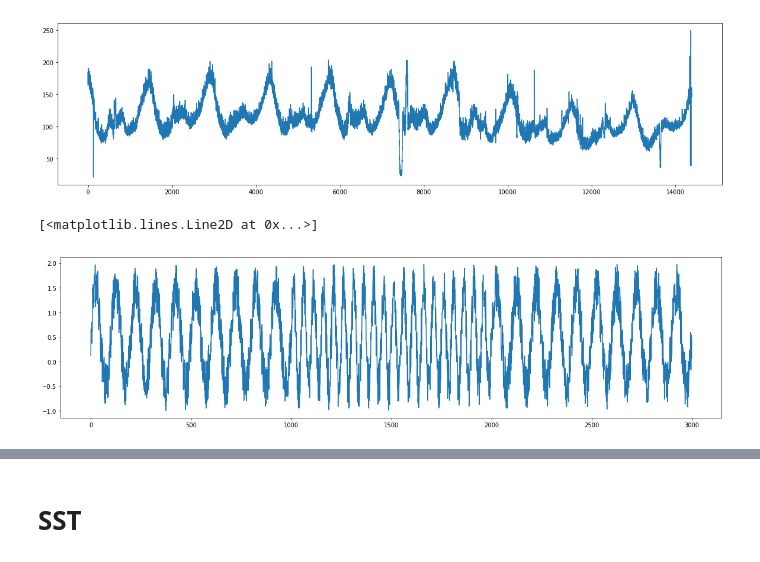
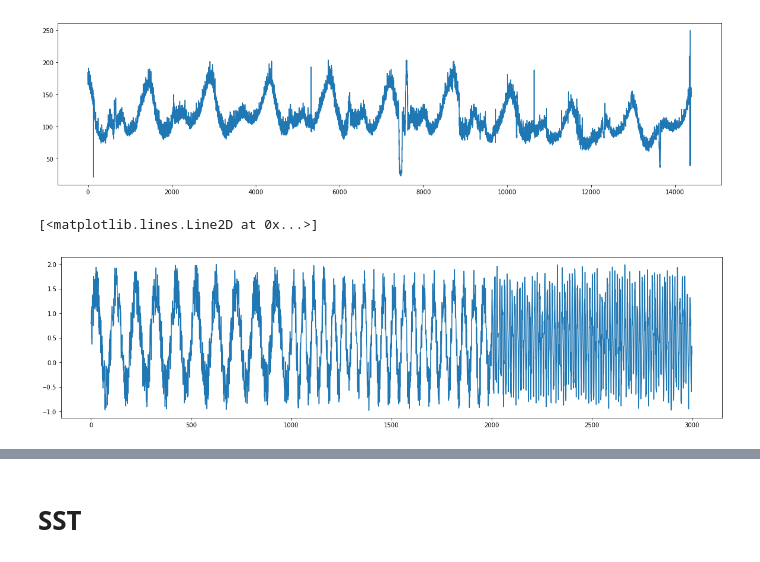
Before and after one commit to statefb/singular-spectrum-transformation, a Jupyter notebook: test.ipynb, the cells around one changed output, grey strips where cells are left out. Saved outputs shown, nothing was run; the diff lists cells and outputs as text; code cells hidden in the pictures.

```diff
--- a/test.ipynb
+++ b/test.ipynb
@@ -24,15 +25,15 @@ plt.plot(x)
 # %%
 # synthetic (sinusoidal wave & frequency change)
 x0 = np.sin(2*np.pi*1*np.linspace(0,10,1000))
 x1 = np.sin(2*np.pi*2*np.linspace(0,10,1000))
-x2 = np.sin(2*np.pi*1*np.linspace(0,10,1000))
+x2 = np.sin(2*np.pi*8*np.linspace(0,10,1000))
 x = np.hstack([x0,x1,x2])
 x +=  + np.random.rand(x.size)
 plt.figure(figsize=(20,5))
 plt.plot(x)
 # %% [output]
 [<matplotlib.lines.Line2D at 0x...>]
-[figure, old version]
+[figure, new version]
 # %%
 # synthetic (step function)
 x0 = 1 * np.ones(1000) + np.random.rand(1000) * 1
```
Also changed, not shown: parts of 12 cells of this notebook, 1 other file.
